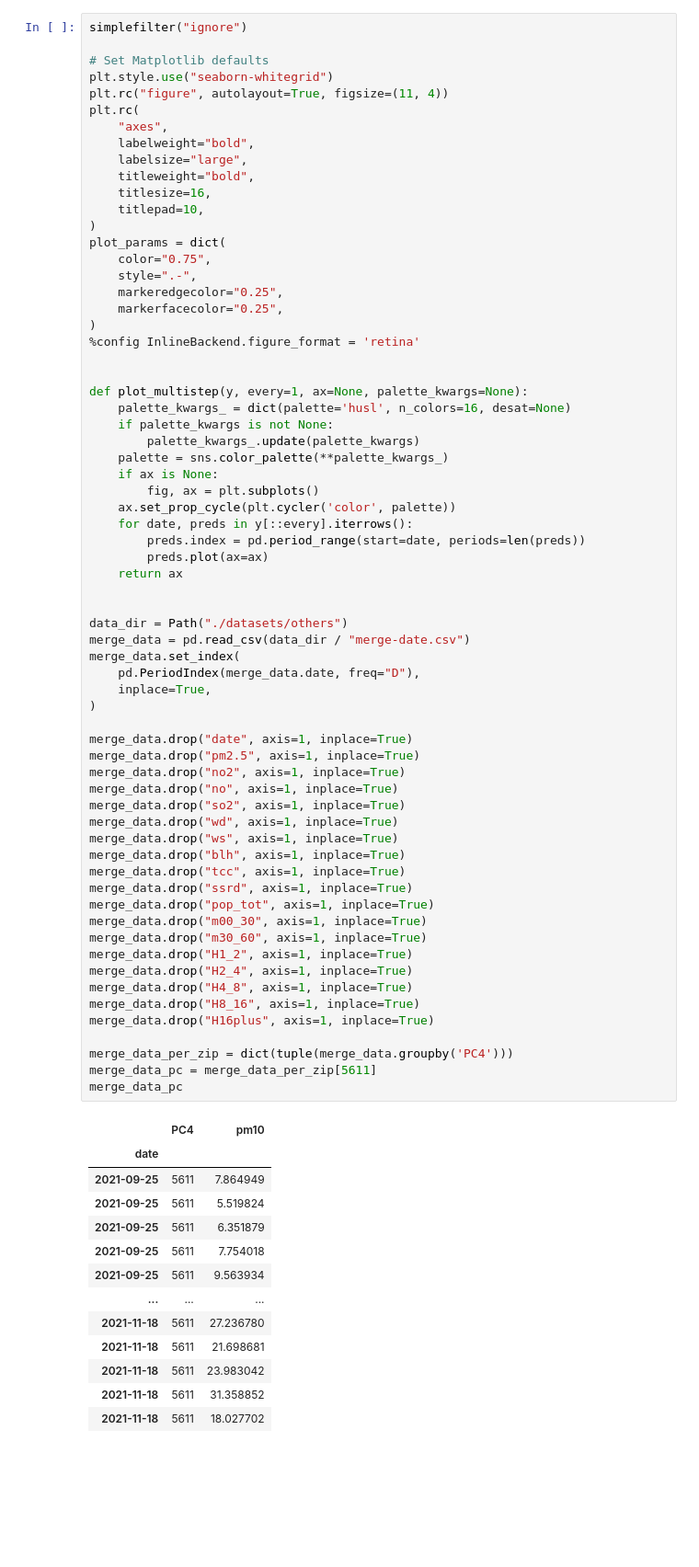
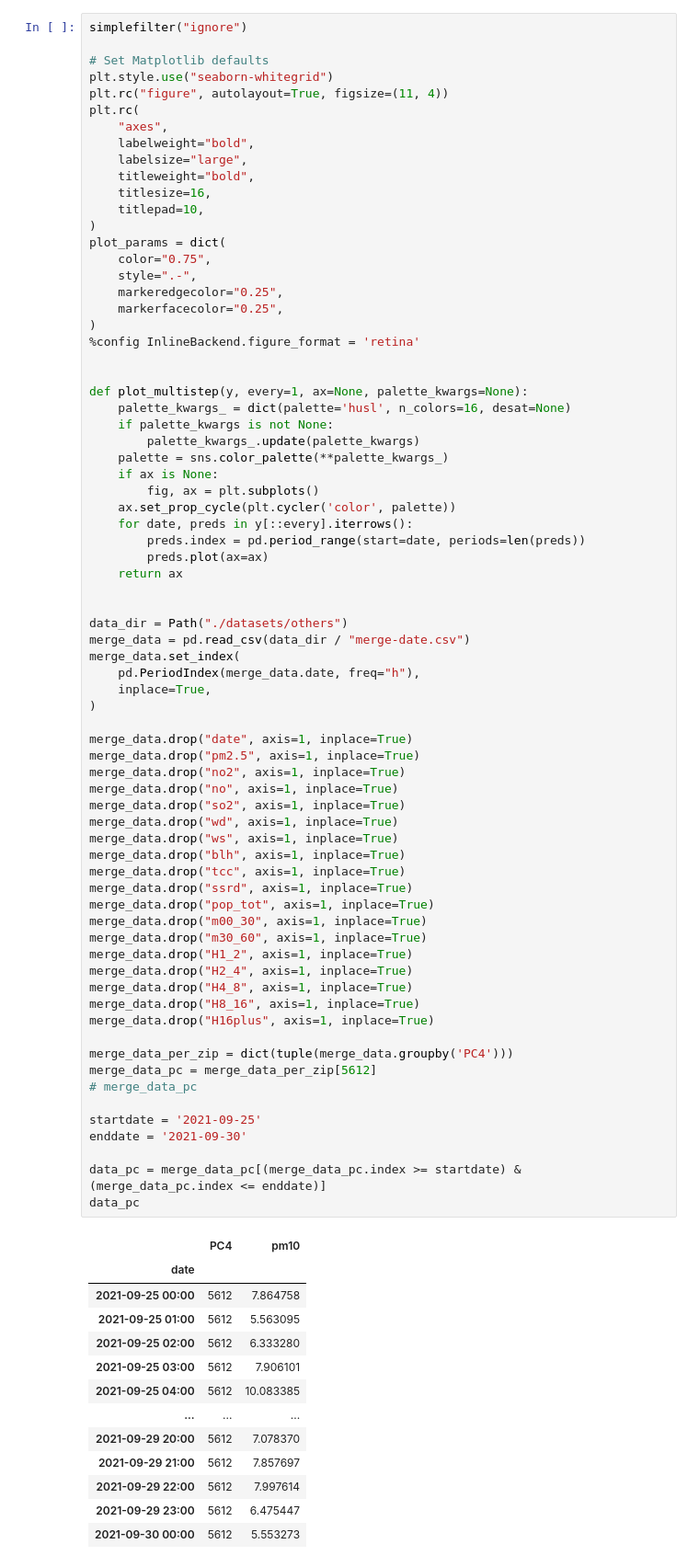
Before and after one commit to chandieka/air-analysis, a Jupyter notebook: pm10_predictionTrial.ipynb, the cells around one changed output. Shown at 92% size. Saved outputs shown, nothing was run; the diff lists cells and outputs as text; blank space fills up the shorter version.

```diff
--- a/pm10_predictionTrial.ipynb
+++ b/pm10_predictionTrial.ipynb
@@ -50,44 +51,50 @@ def plot_multistep(y, every=1, ax=None, palette_kwargs=None):
 
 data_dir = Path("./datasets/others")
 merge_data = pd.read_csv(data_dir / "merge-date.csv")
 merge_data.set_index(
-    pd.PeriodIndex(merge_data.date, freq="D"),
+    pd.PeriodIndex(merge_data.date, freq="h"),
     inplace=True,
 )
 
 merge_data.drop("date", axis=1, inplace=True)
 merge_data.drop("pm2.5", axis=1, inplace=True)
 merge_data.drop("no2", axis=1, inplace=True)
 merge_data.drop("no", axis=1, inplace=True)
 merge_data.drop("so2", axis=1, inplace=True)
 merge_data.drop("wd", axis=1, inplace=True)
 merge_data.drop("ws", axis=1, inplace=True)
 merge_data.drop("blh", axis=1, inplace=True)
 merge_data.drop("tcc", axis=1, inplace=True)
 merge_data.drop("ssrd", axis=1, inplace=True)
 merge_data.drop("pop_tot", axis=1, inplace=True)
 merge_data.drop("m00_30", axis=1, inplace=True)
 merge_data.drop("m30_60", axis=1, inplace=True)
 merge_data.drop("H1_2", axis=1, inplace=True)
 merge_data.drop("H2_4", axis=1, inplace=True)
 merge_data.drop("H4_8", axis=1, inplace=True)
 merge_data.drop("H8_16", axis=1, inplace=True)
 merge_data.drop("H16plus", axis=1, inplace=True)
 
 merge_data_per_zip = dict(tuple(merge_data.groupby('PC4')))
-merge_data_pc = merge_data_per_zip[5611]
-merge_data_pc
+merge_data_pc = merge_data_per_zip[5612]
+# merge_data_pc
+
+startdate = '2021-09-25'
+enddate = '2021-09-30'
+
+data_pc = merge_data_pc[(merge_data_pc.index >= startdate) & (merge_data_pc.index <= enddate)]
+data_pc
 # %% [output]
 |  | PC4 | pm10 |
 | date |  |  |
-| 2021-09-25 | 5611 | 7.864949 |
-| 2021-09-25 | 5611 | 5.519824 |
-| 2021-09-25 | 5611 | 6.351879 |
-| 2021-09-25 | 5611 | 7.754018 |
-| 2021-09-25 | 5611 | 9.563934 |
+| 2021-09-25 00:00 | 5612 | 7.864758 |
+| 2021-09-25 01:00 | 5612 | 5.563095 |
+| 2021-09-25 02:00 | 5612 | 6.333280 |
+| 2021-09-25 03:00 | 5612 | 7.906101 |
+| 2021-09-25 04:00 | 5612 | 10.083385 |
 | ... | ... | ... |
-| 2021-11-18 | 5611 | 27.236780 |
-| 2021-11-18 | 5611 | 21.698681 |
-| 2021-11-18 | 5611 | 23.983042 |
-| 2021-11-18 | 5611 | 31.358852 |
-| 2021-11-18 | 5611 | 18.027702 |
+| 2021-09-29 20:00 | 5612 | 7.078370 |
+| 2021-09-29 21:00 | 5612 | 7.857697 |
+| 2021-09-29 22:00 | 5612 | 7.997614 |
+| 2021-09-29 23:00 | 5612 | 6.475447 |
+| 2021-09-30 00:00 | 5612 | 5.553273 |
```
Also changed, not shown: parts of 7 cells of this notebook.
